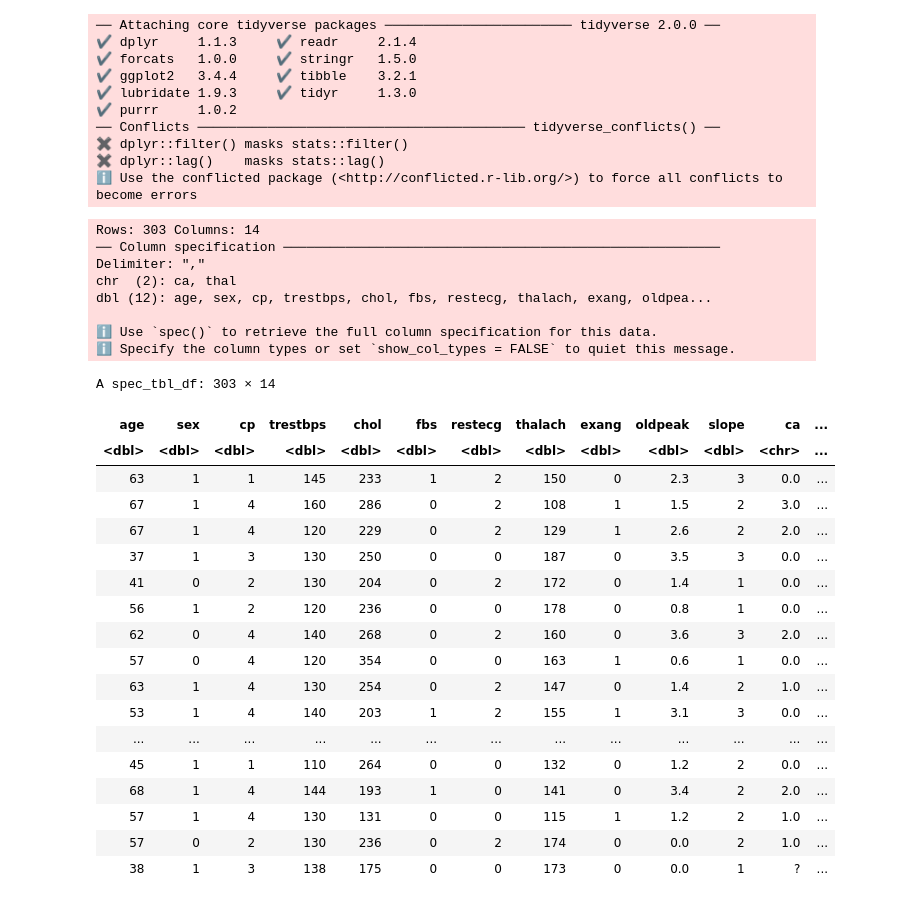
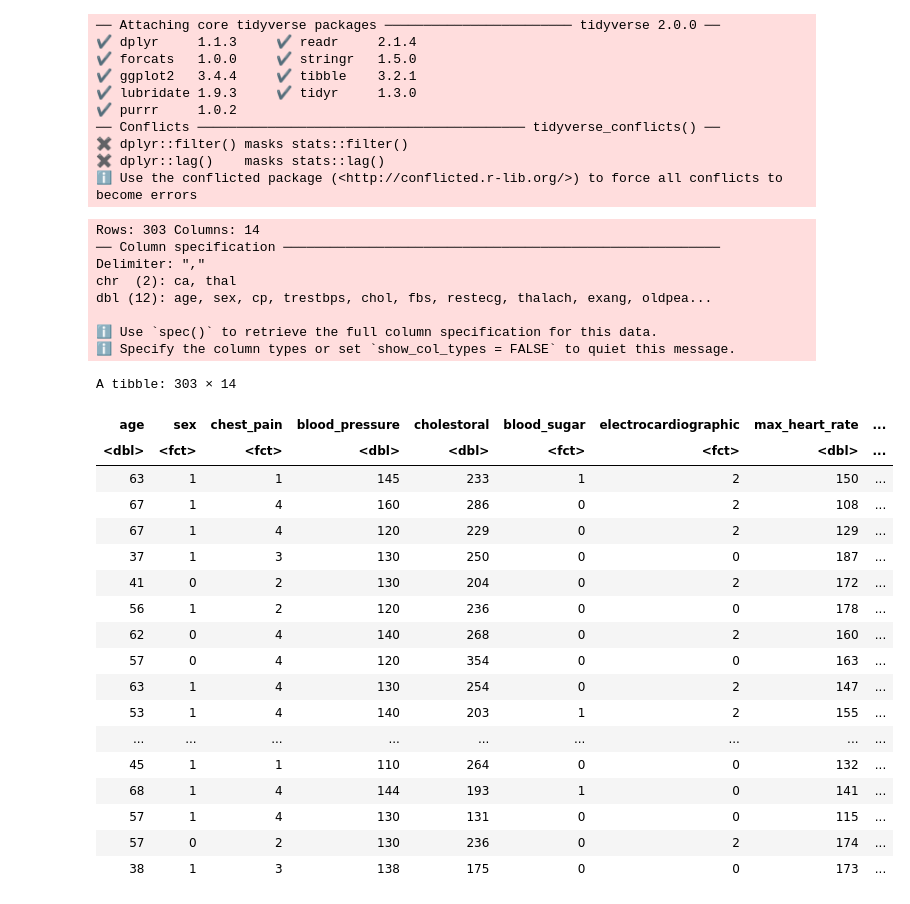
Before and after one commit to Git-Aarya/Heart-Disease-Predictor, a Jupyter notebook: project_proposal_analysis.ipynb, the cells around one changed output. Cells and saved outputs as stored; diff of their text form; code cells hidden in the pictures.

Commit message:
Renamed all variables

```diff
--- a/project_proposal_analysis.ipynb
+++ b/project_proposal_analysis.ipynb
@@ -12,33 +12,53 @@ library(tidyverse)
 ✖ dplyr::lag()    masks stats::lag()
 ℹ Use the conflicted package (<http://conflicted.r-lib.org/>) to force all conflicts to become errors
 # %%
-cleveland_data <- read_csv("data/processed.cleveland.csv")
+cleveland_data <- read_csv("data/processed_cleveland.csv")|>
+                mutate(sex = as_factor(sex),
+                       cp = as_factor(cp),
+                       fbs = as_factor(fbs),
+                       restecg = as_factor(restecg),
+                       exang = as_factor(exang),
+                       slope = as_factor(slope),
+                       thal = as_factor(thal),
+                       num = as_factor(num))|>
+                rename(chest_pain = cp,
+                       blood_pressure = trestbps,
+                       cholestoral = chol,
+                       blood_sugar = fbs,
+                       electrocardiographic = restecg,
+                       max_heart_rate = thalach,
+                       angina = exang,
+                       st_depression = oldpeak,
+                       major_vessels = ca,
+                       diagnosis = num
+                      )
+
 cleveland_data
 # %% [output]
 Rows: 303 Columns: 14
 ── Column specification ────────────────────────────────────────────────────────
 Delimiter: ","
 chr  (2): ca, thal
 dbl (12): age, sex, cp, trestbps, chol, fbs, restecg, thalach, exang, oldpea...
 
 ℹ Use `spec()` to retrieve the full column specification for this data.
 ℹ Specify the column types or set `show_col_types = FALSE` to quiet this message.
-A spec_tbl_df: 303 × 14
+A tibble: 303 × 14
-| age | sex | cp | trestbps | chol | fbs | restecg | thalach | exang | oldpeak | slope | ca | ... |
-| <dbl> | <dbl> | <dbl> | <dbl> | <dbl> | <dbl> | <dbl> | <dbl> | <dbl> | <dbl> | <dbl> | <chr> | ... |
-| 63 | 1 | 1 | 145 | 233 | 1 | 2 | 150 | 0 | 2.3 | 3 | 0.0 | ... |
-| 67 | 1 | 4 | 160 | 286 | 0 | 2 | 108 | 1 | 1.5 | 2 | 3.0 | ... |
-| 67 | 1 | 4 | 120 | 229 | 0 | 2 | 129 | 1 | 2.6 | 2 | 2.0 | ... |
-| 37 | 1 | 3 | 130 | 250 | 0 | 0 | 187 | 0 | 3.5 | 3 | 0.0 | ... |
-| 41 | 0 | 2 | 130 | 204 | 0 | 2 | 172 | 0 | 1.4 | 1 | 0.0 | ... |
-| 56 | 1 | 2 | 120 | 236 | 0 | 0 | 178 | 0 | 0.8 | 1 | 0.0 | ... |
-| 62 | 0 | 4 | 140 | 268 | 0 | 2 | 160 | 0 | 3.6 | 3 | 2.0 | ... |
-| 57 | 0 | 4 | 120 | 354 | 0 | 0 | 163 | 1 | 0.6 | 1 | 0.0 | ... |
-| 63 | 1 | 4 | 130 | 254 | 0 | 2 | 147 | 0 | 1.4 | 2 | 1.0 | ... |
-| 53 | 1 | 4 | 140 | 203 | 1 | 2 | 155 | 1 | 3.1 | 3 | 0.0 | ... |
-| ... | ... | ... | ... | ... | ... | ... | ... | ... | ... | ... | ... | ... |
-| 45 | 1 | 1 | 110 | 264 | 0 | 0 | 132 | 0 | 1.2 | 2 | 0.0 | ... |
-| 68 | 1 | 4 | 144 | 193 | 1 | 0 | 141 | 0 | 3.4 | 2 | 2.0 | ... |
-| 57 | 1 | 4 | 130 | 131 | 0 | 0 | 115 | 1 | 1.2 | 2 | 1.0 | ... |
-| 57 | 0 | 2 | 130 | 236 | 0 | 2 | 174 | 0 | 0.0 | 2 | 1.0 | ... |
-| 38 | 1 | 3 | 138 | 175 | 0 | 0 | 173 | 0 | 0.0 | 1 | ? | ... |
+| age | sex | chest_pain | blood_pressure | cholestoral | blood_sugar | electrocardiographic | max_heart_rate | ... |
+| <dbl> | <fct> | <fct> | <dbl> | <dbl> | <fct> | <fct> | <dbl> | ... |
+| 63 | 1 | 1 | 145 | 233 | 1 | 2 | 150 | ... |
+| 67 | 1 | 4 | 160 | 286 | 0 | 2 | 108 | ... |
+| 67 | 1 | 4 | 120 | 229 | 0 | 2 | 129 | ... |
+| 37 | 1 | 3 | 130 | 250 | 0 | 0 | 187 | ... |
+| 41 | 0 | 2 | 130 | 204 | 0 | 2 | 172 | ... |
+| 56 | 1 | 2 | 120 | 236 | 0 | 0 | 178 | ... |
+| 62 | 0 | 4 | 140 | 268 | 0 | 2 | 160 | ... |
+| 57 | 0 | 4 | 120 | 354 | 0 | 0 | 163 | ... |
+| 63 | 1 | 4 | 130 | 254 | 0 | 2 | 147 | ... |
+| 53 | 1 | 4 | 140 | 203 | 1 | 2 | 155 | ... |
+| ... | ... | ... | ... | ... | ... | ... | ... | ... |
+| 45 | 1 | 1 | 110 | 264 | 0 | 0 | 132 | ... |
+| 68 | 1 | 4 | 144 | 193 | 1 | 0 | 141 | ... |
+| 57 | 1 | 4 | 130 | 131 | 0 | 0 | 115 | ... |
+| 57 | 0 | 2 | 130 | 236 | 0 | 2 | 174 | ... |
+| 38 | 1 | 3 | 138 | 175 | 0 | 0 | 173 | ... |
```
Also changed, not shown: parts of 1 cell of this notebook.
